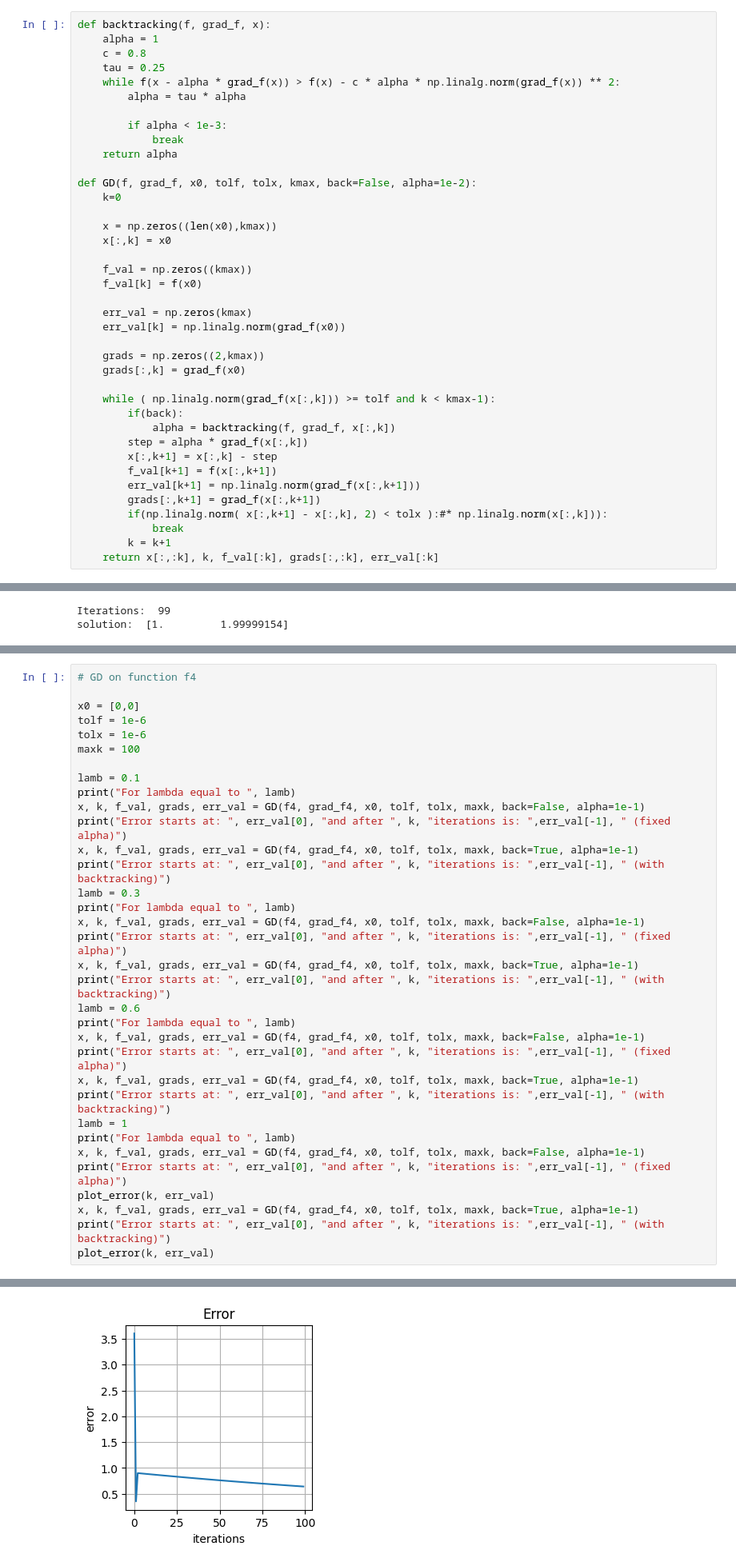
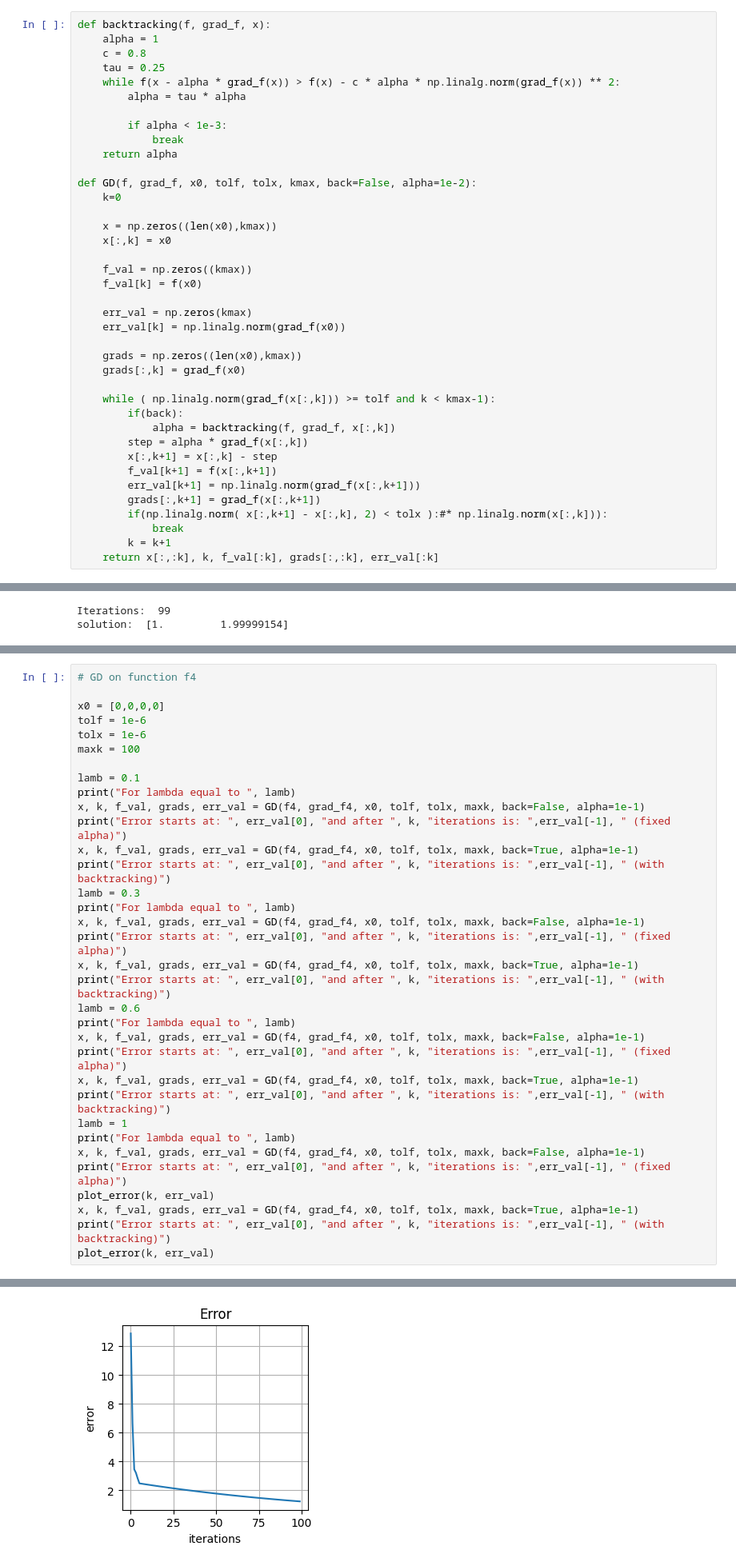
Before and after one commit to AndreaZecca/Statistical-and-Mathematical-Methods-for-AI, a Jupyter notebook: Homework3/Homework3.ipynb, the cells around one changed output, grey strips where cells are left out. Shown at 80% size. Cells and saved outputs as stored; diff of their text form.

```diff
--- a/Homework3/Homework3.ipynb
+++ b/Homework3/Homework3.ipynb
@@ -25,7 +25,7 @@ def GD(f, grad_f, x0, tolf, tolx, kmax, back=False, alpha=1e-2):
     err_val = np.zeros(kmax)
     err_val[k] = np.linalg.norm(grad_f(x0))
 
-    grads = np.zeros((2,kmax))
+    grads = np.zeros((len(x0),kmax))
     grads[:,k] = grad_f(x0)
 
     while ( np.linalg.norm(grad_f(x[:,k])) >= tolf and k < kmax-1):
@@ -250,7 +273,7 @@ Solution found: [ 0.9999890145813346 1.0000066702657247 ]
 # %%
 # GD on function f4
 
-x0 = [0,0]
+x0 = [0,0,0,0]
 tolf = 1e-6
 tolx = 1e-6
 maxk = 100
@@ -298,4 +321,4 @@ Error starts at:  3.605551275463989 and after  99 iterations is:  0.641913563773
-[figure, old version]
+[figure, new version]
 # %%
 x0 = [0]
 tolf = 1e-6
```
Also changed, not shown: parts of 11 cells of this notebook, 1 other file.
